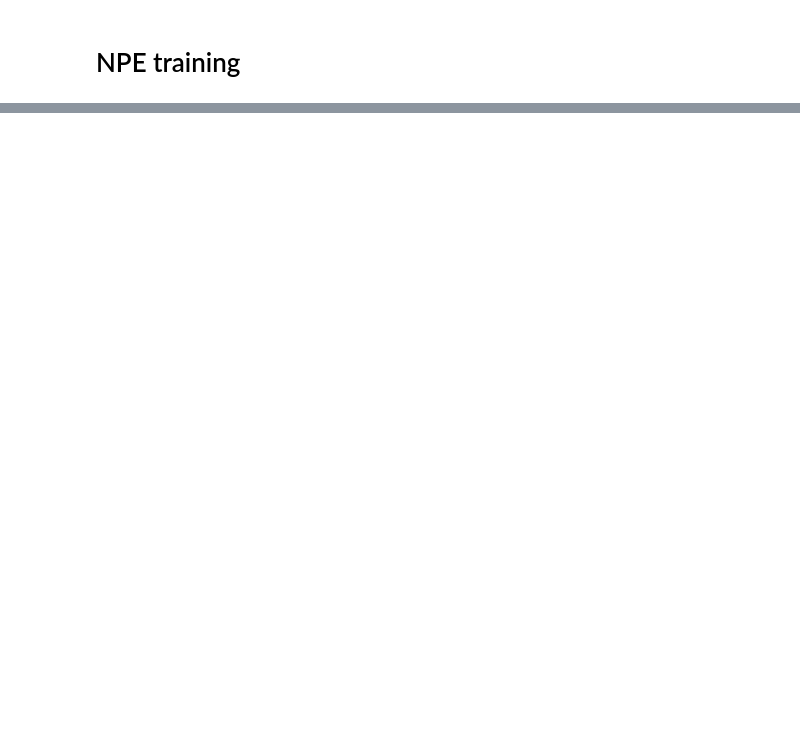
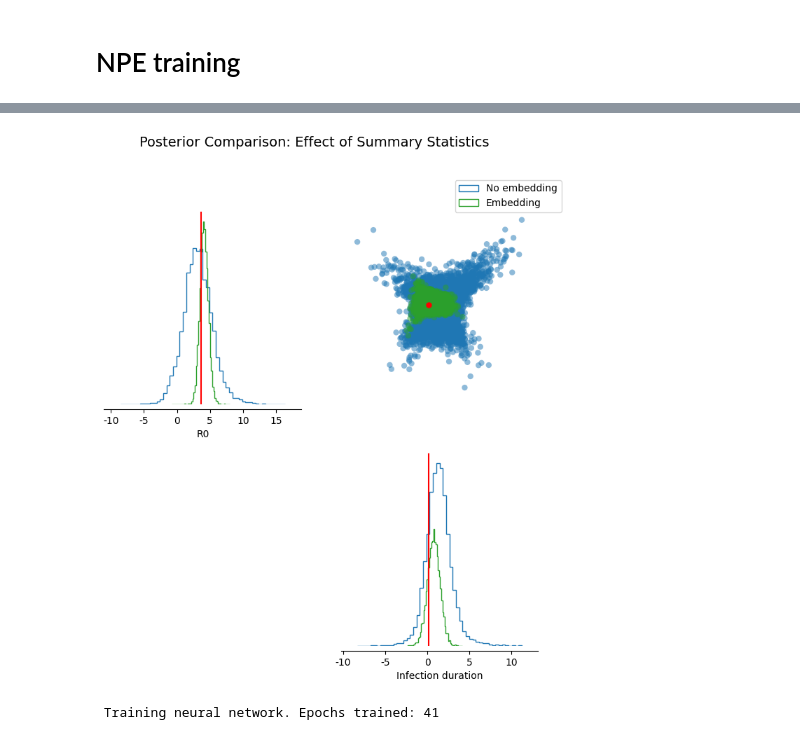
Before and after one commit to vgarot/sbi-hackathon-2026, a Jupyter notebook: models/sequence-alignments/gdoussonlys.ipynb, the cells around one changed output, grey strips where cells are left out. Saved outputs shown, nothing was run; the diff lists cells and outputs as text; code cells hidden in the pictures; blank space fills up the shorter version.

```diff
--- a/models/sequence-alignments/gdoussonlys.ipynb
+++ b/models/sequence-alignments/gdoussonlys.ipynb
@@ -82,0 +94,34 @@ plt.show()
+# %%
+import matplotlib.pyplot as plt
+from sbi.analysis import pairplot
+
+param_labels = ["R0", "Infection duration"]
+
+fig, axes = pairplot(
+    [embedding_samples, samples],
+    labels=param_labels,
+    figsize=(8, 8),
+    points=theta_0,
+    points_colors="r",
+    diag="hist",
+    upper="scatter",
+)
+
+# Add legend manually
+fig.legend(
+    ["No embedding", "Embedding"],
+    loc="upper right",
+    bbox_to_anchor=(0.95, 0.95),
+)
+plt.suptitle("Posterior Comparison: Effect of Summary Statistics", y=1.02, fontsize=14)
+plt.show()
+# %% [output]
+[figure, added]
+# %%
+from sbi.inference import NLE
+
+nle = NLE()
+nle.append_simulations(theta, x)
+nle.train()
+# %% [output]
+ Training neural network. Epochs trained: 41
```
Also changed, not shown: parts of 7 cells of this notebook.
